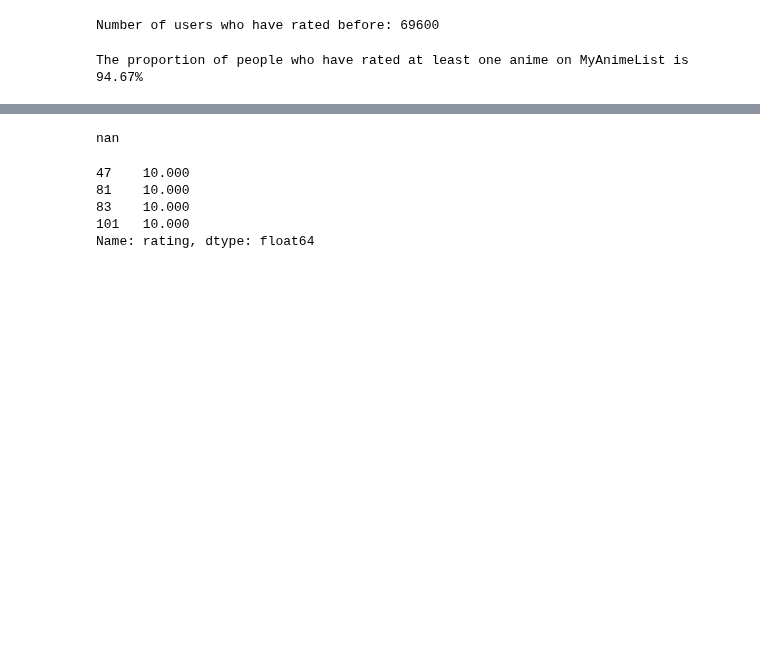
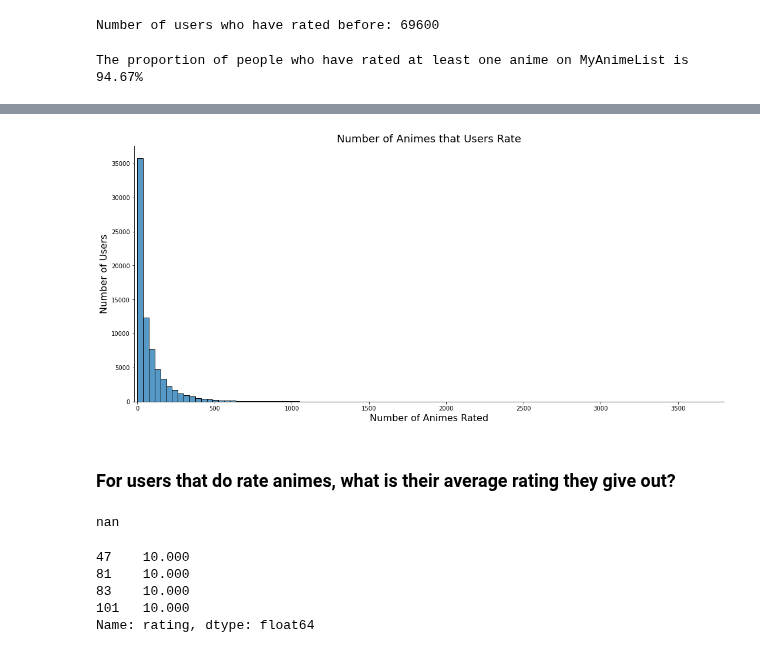
Before and after one commit to Zenoix/Anime-Recommendations, a Jupyter notebook: Exploratory Data Analysis.ipynb, the cells around one changed output, grey strips where cells are left out. Cells and saved outputs as stored; diff of their text form; code cells hidden in the pictures; blank space fills up the shorter version.

```diff
--- a/Exploratory Data Analysis.ipynb
+++ b/Exploratory Data Analysis.ipynb
@@ -304,0 +303,5 @@ The proportion of people who have rated at least one anime on MyAnimeList is 94.
+# %%
+# First create a new dataframe that contains the user_id and the number of animes rated
+rating_freq = rating_df.groupby("user_id")[["rating"]].count()
+rating_freq.rename({"rating": "num_animes_rated"}, axis="columns", inplace=True)
+rating_freq
@@ -305,3 +336,15 @@ The proportion of people who have rated at least one anime on MyAnimeList is 94.
+# %%
+plt.figure(figsize=(18,8))
+plt.xlim(left=-20, right=3800)
+plt.xlabel("Number of Animes Rated",size=16)
+plt.ylabel("Number of Users", size=16)
+plt.title("Number of Animes that Users Rate", size=18)
+sns.histplot(data=rating_freq.dropna(), x="num_animes_rated", bins=100)
+sns.despine();
+# %% [output]
+[figure, added]
+# %% [markdown]
+### For users that do rate animes, what is their average rating they give out?
 # %%
 rating_df[rating_df["user_id"]==1]["rating"].mean(skipna=False)
 # %% [output]
```
Also changed, not shown: parts of 11 cells of this notebook.
